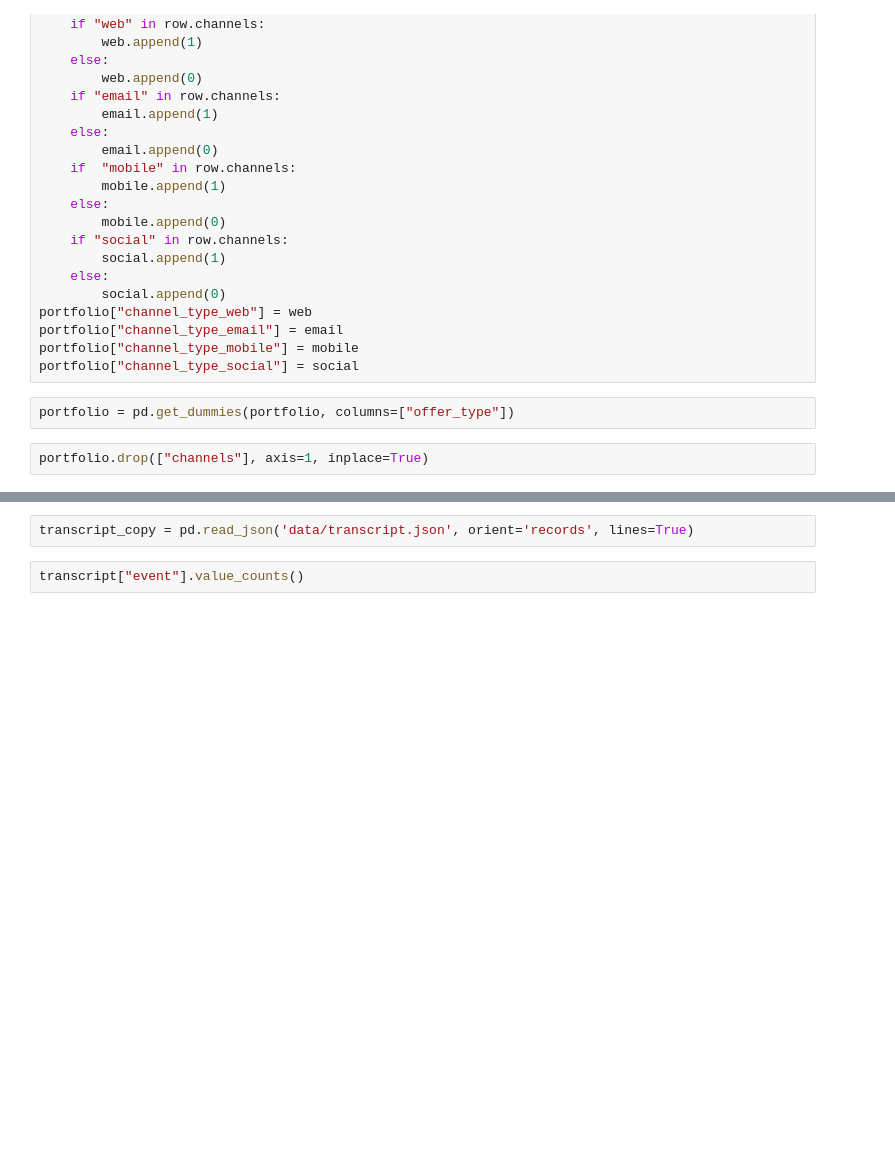
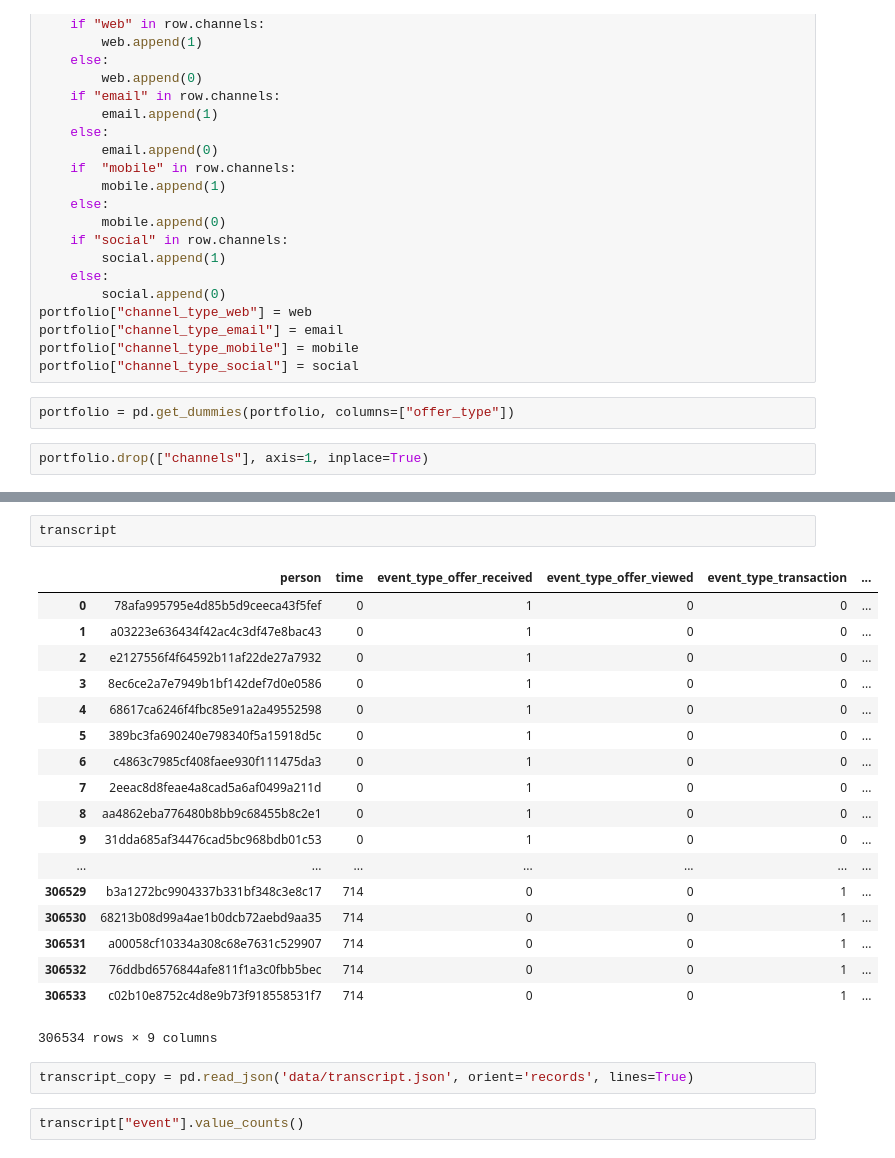
Before and after one commit to keigito/Starbucks_Customer_Analysis, a Jupyter notebook: Starbucks_Capstone_notebook.ipynb, the cells around one changed output, grey strips where cells are left out. Saved outputs shown, nothing was run; the diff lists cells and outputs as text; blank space fills up the shorter version.

```diff
--- a/Starbucks_Capstone_notebook.ipynb
+++ b/Starbucks_Capstone_notebook.ipynb
@@ -135,6 +135,27 @@ portfolio.head()
 | 2 | 0 | 4 | 3f207df678b143eea3cee63160fa8bed | 0 | 1 | 1 | 1 | ... |
 | 3 | 5 | 7 | 9b98b8c7a33c4b65b9aebfe6a799e6d9 | 5 | 1 | 1 | 1 | ... |
 | 4 | 20 | 10 | 0b1e1539f2cc45b7b9fa7c272da2e1d7 | 5 | 1 | 1 | 0 | ... |
+# %%
+transcript
+# %% [output]
+|  | person | time | event_type_offer_received | event_type_offer_viewed | event_type_transaction | ... |
+| 0 | 78afa995795e4d85b5d9ceeca43f5fef | 0 | 1 | 0 | 0 | ... |
+| 1 | a03223e636434f42ac4c3df47e8bac43 | 0 | 1 | 0 | 0 | ... |
+| 2 | e2127556f4f64592b11af22de27a7932 | 0 | 1 | 0 | 0 | ... |
+| 3 | 8ec6ce2a7e7949b1bf142def7d0e0586 | 0 | 1 | 0 | 0 | ... |
+| 4 | 68617ca6246f4fbc85e91a2a49552598 | 0 | 1 | 0 | 0 | ... |
+| 5 | 389bc3fa690240e798340f5a15918d5c | 0 | 1 | 0 | 0 | ... |
+| 6 | c4863c7985cf408faee930f111475da3 | 0 | 1 | 0 | 0 | ... |
+| 7 | 2eeac8d8feae4a8cad5a6af0499a211d | 0 | 1 | 0 | 0 | ... |
+| 8 | aa4862eba776480b8bb9c68455b8c2e1 | 0 | 1 | 0 | 0 | ... |
+| 9 | 31dda685af34476cad5bc968bdb01c53 | 0 | 1 | 0 | 0 | ... |
+| ... | ... | ... | ... | ... | ... | ... |
+| 306529 | b3a1272bc9904337b331bf348c3e8c17 | 714 | 0 | 0 | 1 | ... |
+| 306530 | 68213b08d99a4ae1b0dcb72aebd9aa35 | 714 | 0 | 0 | 1 | ... |
+| 306531 | a00058cf10334a308c68e7631c529907 | 714 | 0 | 0 | 1 | ... |
+| 306532 | 76ddbd6576844afe811f1a3c0fbb5bec | 714 | 0 | 0 | 1 | ... |
+| 306533 | c02b10e8752c4d8e9b73f918558531f7 | 714 | 0 | 0 | 1 | ... |
+306534 rows × 9 columns
 # %%
 transcript_copy = pd.read_json('data/transcript.json', orient='records', lines=True)
 # %%
```
Also changed, not shown: parts of 12 cells of this notebook.
